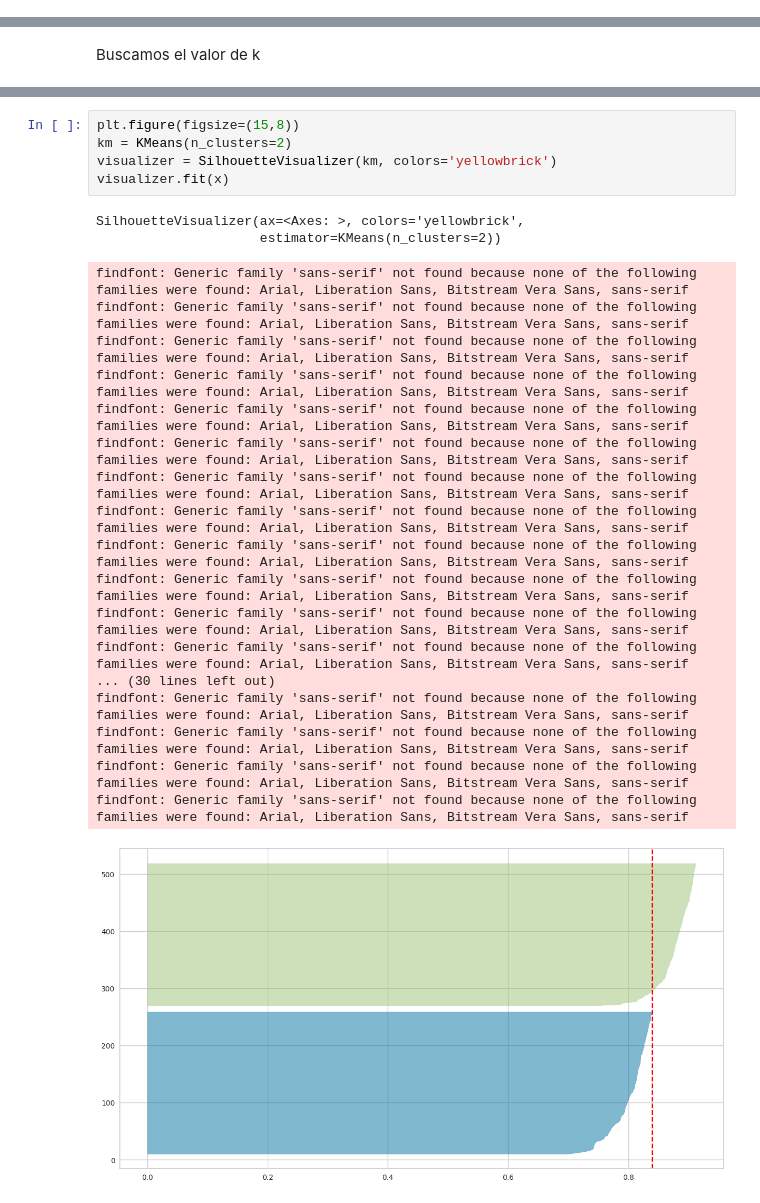
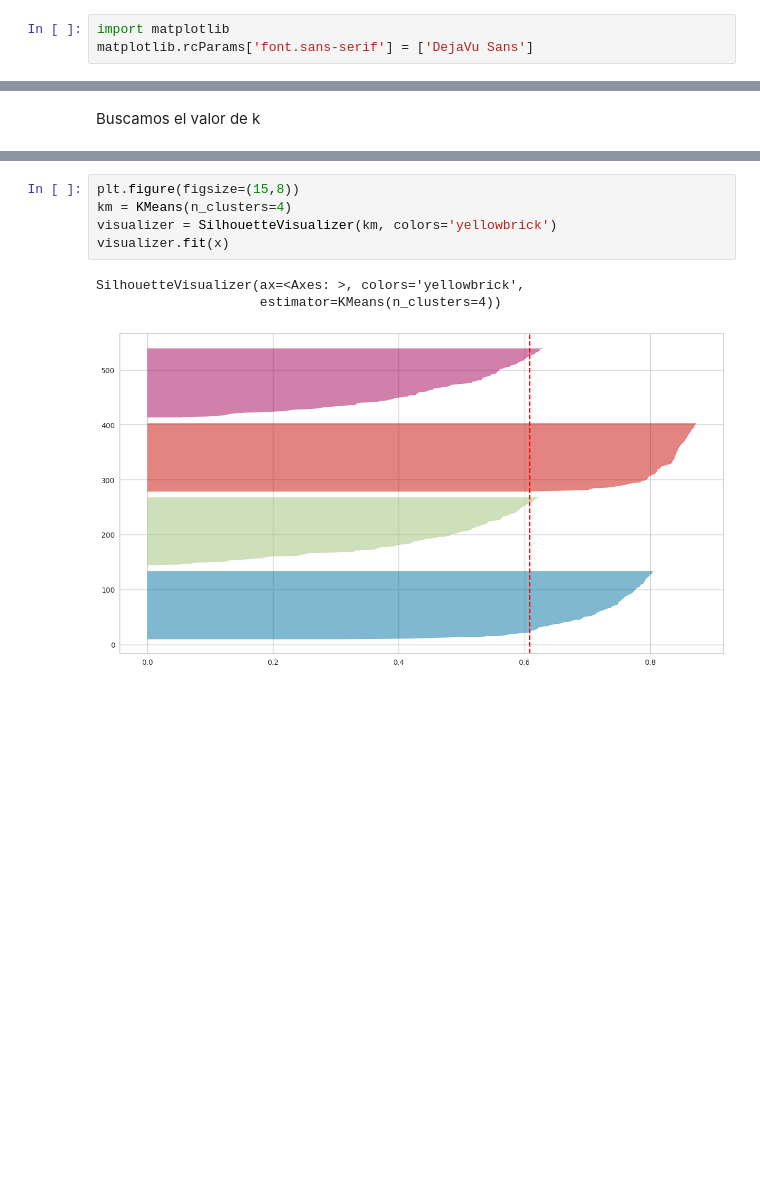
Before and after one commit to paolovf123/HDI-clasification-with-clustering, a Jupyter notebook: cluster_02.ipynb, the cells around one changed output, grey strips where cells are left out. Cells and saved outputs as stored; diff of their text form; blank space fills up the shorter version.

```diff
--- a/cluster_02.ipynb
+++ b/cluster_02.ipynb
@@ -26,4 +26,7 @@ df_blobs.head()
 df_centers = pd.DataFrame({'x_01': c[:,0],'x_02' :c[:,1]})
 # %% [markdown]
 Visualizamos los datos
+# %%
+import matplotlib
+matplotlib.rcParams['font.sans-serif'] = ['DejaVu Sans']
 # %%
@@ -271,26 +114,9 @@ findfont: Generic family 'sans-serif' not found because none of the following fa
 # %%
 plt.figure(figsize=(15,8))
-km = KMeans(n_clusters=2)
+km = KMeans(n_clusters=4)
 visualizer = SilhouetteVisualizer(km, colors='yellowbrick')
 visualizer.fit(x)
 # %% [output]
 SilhouetteVisualizer(ax=<Axes: >, colors='yellowbrick',
-                     estimator=KMeans(n_clusters=2))
+                     estimator=KMeans(n_clusters=4))
-findfont: Generic family 'sans-serif' not found because none of the following families were found: Arial, Liberation Sans, Bitstream Vera Sans, sans-serif
-findfont: Generic family 'sans-serif' not found because none of the following families were found: Arial, Liberation Sans, Bitstream Vera Sans, sans-serif
-findfont: Generic family 'sans-serif' not found because none of the following families were found: Arial, Liberation Sans, Bitstream Vera Sans, sans-serif
-findfont: Generic family 'sans-serif' not found because none of the following families were found: Arial, Liberation Sans, Bitstream Vera Sans, sans-serif
-findfont: Generic family 'sans-serif' not found because none of the following families were found: Arial, Liberation Sans, Bitstream Vera Sans, sans-serif
-findfont: Generic family 'sans-serif' not found because none of the following families were found: Arial, Liberation Sans, Bitstream Vera Sans, sans-serif
-findfont: Generic family 'sans-serif' not found because none of the following families were found: Arial, Liberation Sans, Bitstream Vera Sans, sans-serif
-findfont: Generic family 'sans-serif' not found because none of the following families were found: Arial, Liberation Sans, Bitstream Vera Sans, sans-serif
-findfont: Generic family 'sans-serif' not found because none of the following families were found: Arial, Liberation Sans, Bitstream Vera Sans, sans-serif
-findfont: Generic family 'sans-serif' not found because none of the following families were found: Arial, Liberation Sans, Bitstream Vera Sans, sans-serif
-findfont: Generic family 'sans-serif' not found because none of the following families were found: Arial, Liberation Sans, Bitstream Vera Sans, sans-serif
-findfont: Generic family 'sans-serif' not found because none of the following families were found: Arial, Liberation Sans, Bitstream Vera Sans, sans-serif
-... (30 lines left out)
-findfont: Generic family 'sans-serif' not found because none of the following families were found: Arial, Liberation Sans, Bitstream Vera Sans, sans-serif
-findfont: Generic family 'sans-serif' not found because none of the following families were found: Arial, Liberation Sans, Bitstream Vera Sans, sans-serif
-findfont: Generic family 'sans-serif' not found because none of the following families were found: Arial, Liberation Sans, Bitstream Vera Sans, sans-serif
-findfont: Generic family 'sans-serif' not found because none of the following families were found: Arial, Liberation Sans, Bitstream Vera Sans, sans-serif
-[figure, old version]
+[figure, new version]
```
Also changed, not shown: parts of 6 cells of this notebook, 4 other files.
